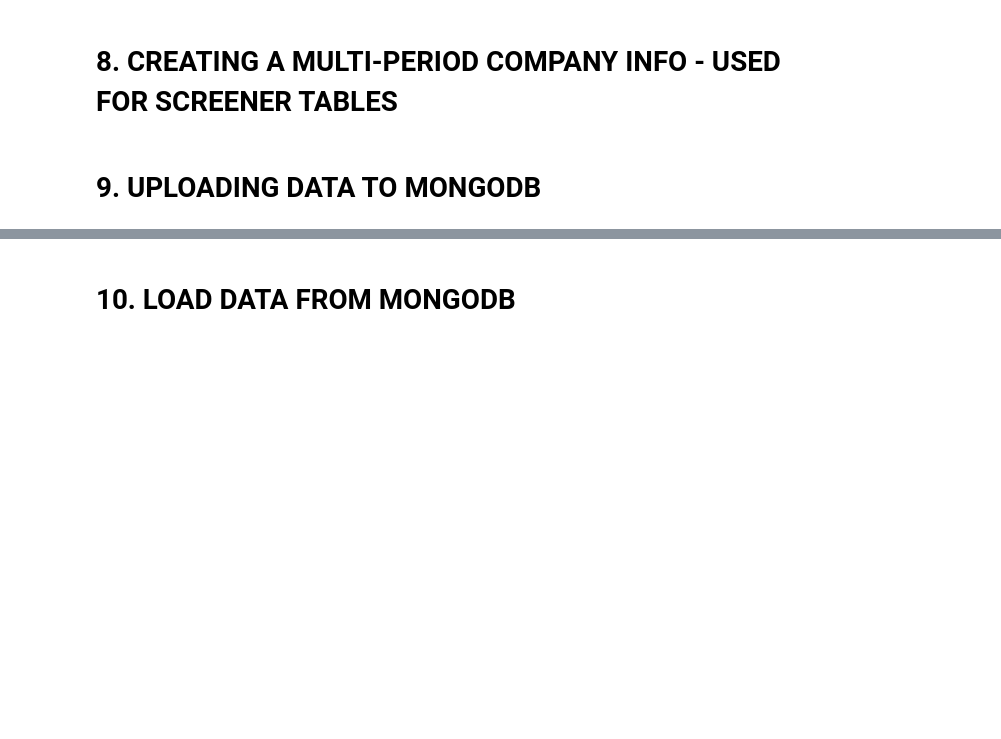
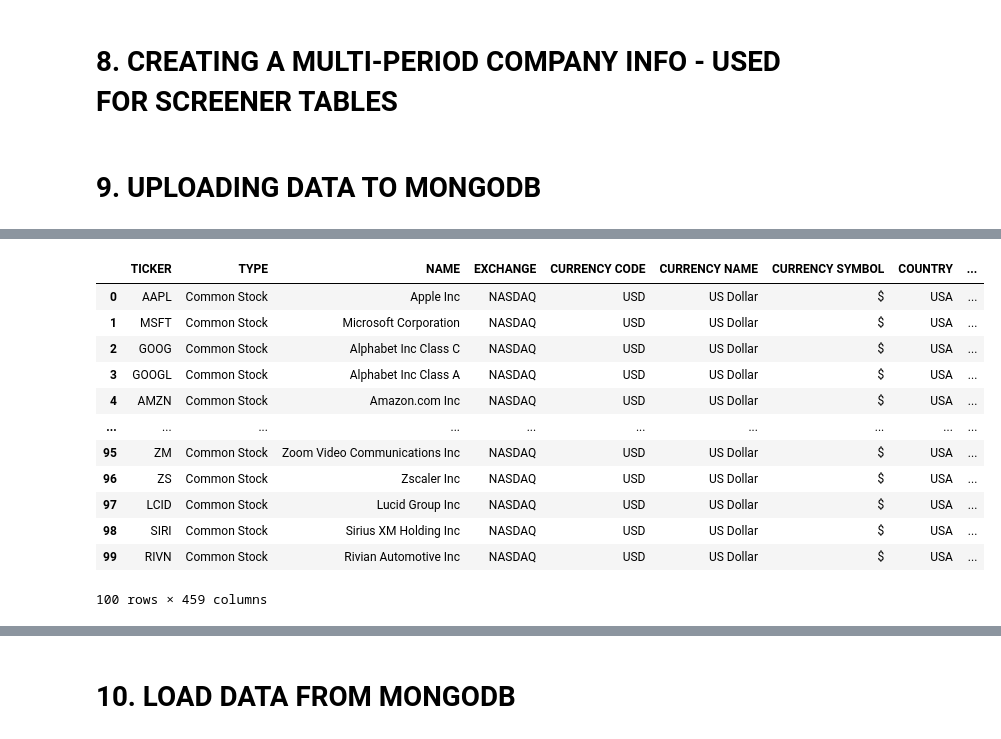
Before and after one commit to yash136shah/Working, a Jupyter notebook: EOD-New.ipynb, the cells around one changed output, grey strips where cells are left out. Cells and saved outputs as stored; diff of their text form; code cells hidden in the pictures; blank space fills up the shorter version.

```diff
--- a/EOD-New.ipynb
+++ b/EOD-New.ipynb
@@ -870,9 +837,13 @@ dfSh = concatList(shareholderInfo)
 ## 3. SPECIFIC DATA CLEANING
 # %%
 #Defining DataTypes
+dfC["LOGO URL"] = "https://eodhistoricaldata.com/" + dfC["LOGO URL"]
+
 numericCols=dfF.drop(["TICKER","DATE","FILING DATE","CURRENCY SYMBOL"], axis=1).columns
 dfF[numericCols] = dfF[numericCols].astype("float").replace(["",np.nan,None],0.00)
 dfF[numericCols] =dfF[numericCols].astype("float").replace(["",np.nan,None],0.00)
+dfQ[numericCols] = dfQ[numericCols].astype("float").replace(["",np.nan,None],0.00)
+dfQ[numericCols] =dfQ[numericCols].astype("float").replace(["",np.nan,None],0.00)
 
 
 #Merging columns from Company Info to other Dataframes - this will help in cross-referencing
@@ -883,7 +854,12 @@ def merge_dfC(df=[],dfC=[]):
 
 
 dfF = merge_dfC(dfF,dfC)
-dfQ = merge_dfC(dfF,dfC)
+dfQ = merge_dfC(dfQ,dfC)
+dfF["DATE"] = pd.to_datetime(dfF["DATE"])
+dfF["PERIOD"]=dfF["DATE"].dt.year.astype(str)
+dfQ["DATE"] = pd.to_datetime(dfQ["DATE"])
+# Extract year and quarter
+dfQ["PERIOD"] = dfQ["DATE"].dt.year.astype(str) + "-Q" + dfQ["DATE"].dt.quarter.astype(str)
 # %% [markdown]
 ## 4. RATIO CALCUALTIONS
 # %%
@@ -894,7 +870,7 @@ dfQ = Ratios(dfQ)
 
 - WILL SHOW STATEMENT CATEGORY AND SUB-CATEOGRY, AND MULTI-PERIOD FORMATS ETC.
 # %%
-dfM=MongoDB.find_collection(collectionName="MetricReference")
+dfM=MongoDB.find_grid(collectionName="MetricReference")
 # %% [markdown]
 # 6. Define COMMON VARIABLES
 # %%
@@ -976,0 +1014,2 @@ dbGrid = {"TickerList":dfTickList,"MetricReference":dfM}
+# %%
+multidfC["LOGO URL"] = "https://eodhistoricaldata.com/" + multidfC["LOGO URL"]
@@ -976,0 +1018,18 @@ dbGrid = {"TickerList":dfTickList,"MetricReference":dfM}
+# %%
+multidfC = multidfC.replace([np.nan,np.inf,-np.inf],"")
+# %%
+multidfC
+# %% [output]
+|  | TICKER | TYPE | NAME | EXCHANGE | CURRENCY CODE | CURRENCY NAME | CURRENCY SYMBOL | COUNTRY | ... |
+| 0 | AAPL | Common Stock | Apple Inc | NASDAQ | USD | US Dollar | $ | USA | ... |
+| 1 | MSFT | Common Stock | Microsoft Corporation | NASDAQ | USD | US Dollar | $ | USA | ... |
+| 2 | GOOG | Common Stock | Alphabet Inc Class C | NASDAQ | USD | US Dollar | $ | USA | ... |
+| 3 | GOOGL | Common Stock | Alphabet Inc Class A | NASDAQ | USD | US Dollar | $ | USA | ... |
+| 4 | AMZN | Common Stock | Amazon.com Inc | NASDAQ | USD | US Dollar | $ | USA | ... |
+| ... | ... | ... | ... | ... | ... | ... | ... | ... | ... |
+| 95 | ZM | Common Stock | Zoom Video Communications Inc | NASDAQ | USD | US Dollar | $ | USA | ... |
+| 96 | ZS | Common Stock | Zscaler Inc | NASDAQ | USD | US Dollar | $ | USA | ... |
+| 97 | LCID | Common Stock | Lucid Group Inc | NASDAQ | USD | US Dollar | $ | USA | ... |
+| 98 | SIRI | Common Stock | Sirius XM Holding Inc | NASDAQ | USD | US Dollar | $ | USA | ... |
+| 99 | RIVN | Common Stock | Rivian Automotive Inc | NASDAQ | USD | US Dollar | $ | USA | ... |
+100 rows × 459 columns
```
Also changed, not shown: parts of 20 cells of this notebook.
